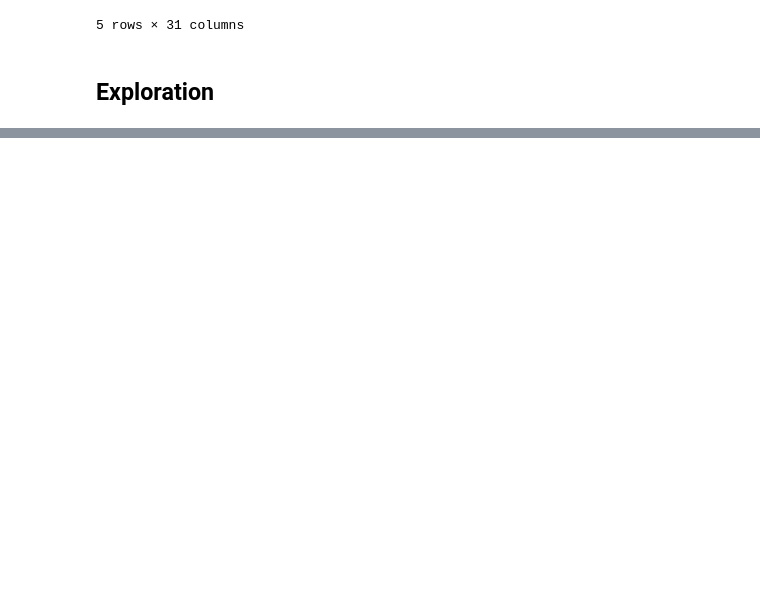
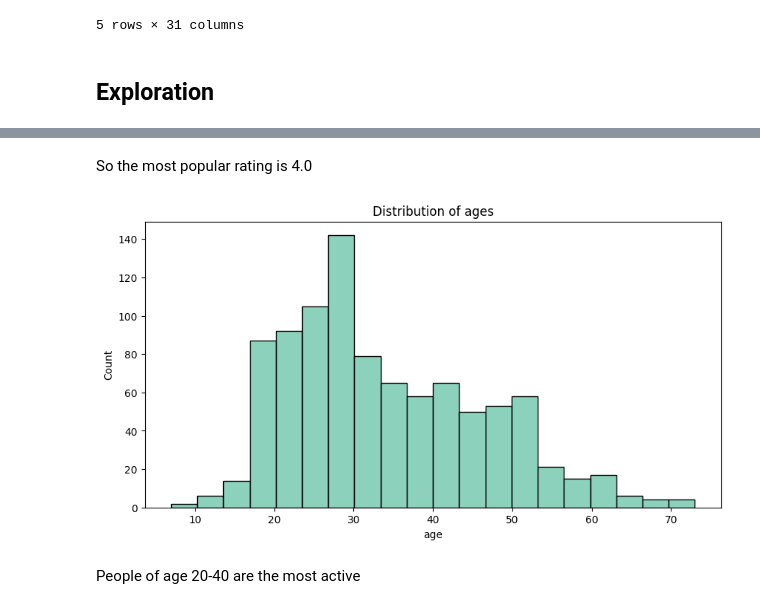
Before and after one commit to moflotas/movielens100k-recsys, a Jupyter notebook: notebooks/01-initial-data-exploration.ipynb, the cells around one changed output, grey strips where cells are left out. Drawn from its saved outputs; the diff is of its cells as text; code cells hidden in the pictures; blank space fills up the shorter version.

```diff
--- a/notebooks/01-initial-data-exploration.ipynb
+++ b/notebooks/01-initial-data-exploration.ipynb
@@ -168,0 +152,11 @@ users_to_items_df.groupby("user_id").filter(lambda x: (x["rating"] > 3).sum() >=
+# %% [markdown]
+So the most popular rating is 4.0
+# %%
+plt.figure(figsize=(10, 5))
+sns.histplot(x="age", data=users_df, bins=20)
+plt.title("Distribution of ages")
+plt.show()
+# %% [output]
+[figure, added]
+# %% [markdown]
+People of age 20-40 are the most active
```
Also changed, not shown: parts of 11 cells of this notebook, 5 other files.
